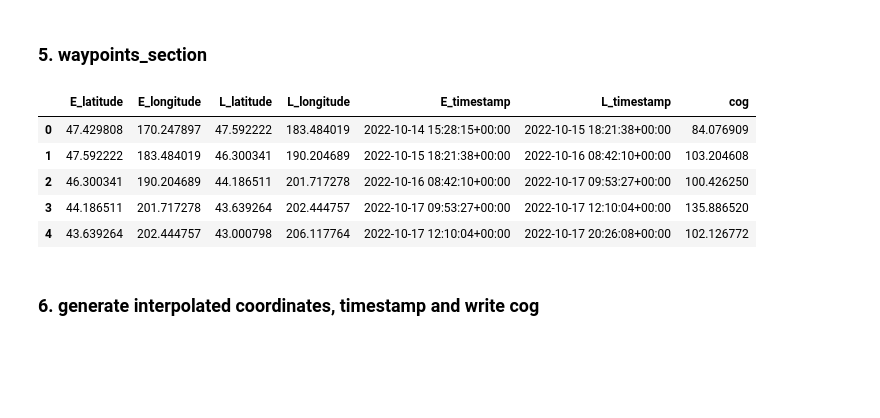
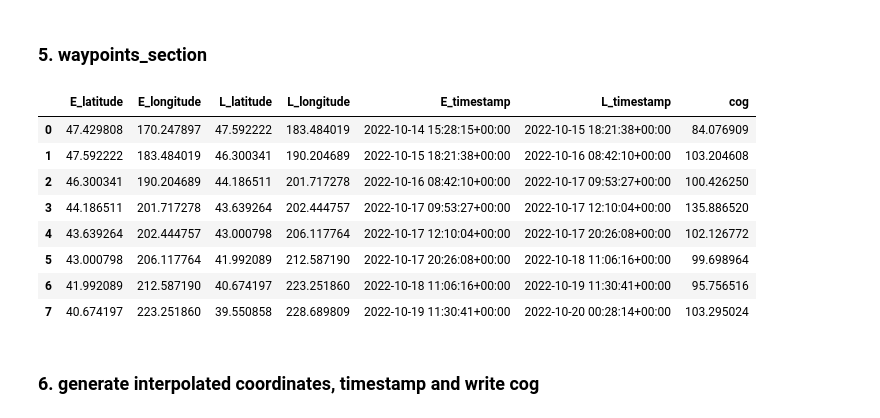
Before and after one commit to UH-MLOps/Integration_WR_refactored, a Jupyter notebook: adapt_checking_steps.ipynb, the cells around one changed output. Saved outputs shown, nothing was run; the diff lists cells and outputs as text; code cells hidden in the pictures; blank space fills up the shorter version.

```diff
--- a/adapt_checking_steps.ipynb
+++ b/adapt_checking_steps.ipynb
@@ -233,34 +238,37 @@ for i in range(len(df_filtered) - 1):
     row1 = df_filtered.iloc[i]
     row2 = df_filtered.iloc[i + 1]
 
     # Calculate course over ground between two waypoints
     cog = get_bearing(row1['latitude'], row2['latitude'], row1['longitude'], row2['longitude'])
 
     # Add the information to the sections_waypoints dataframe
     sections_waypoints = pd.concat([sections_waypoints, pd.Series({
             'E_latitude': row1['latitude'],
             'E_longitude': row1['longitude'],
             'E_timestamp': row1['timestamp'],
             'L_latitude': row2['latitude'],
             'L_longitude': row2['longitude'],
             'L_timestamp': row2['timestamp'],
             'cog': cog
     }).to_frame().T], ignore_index=True)
 sections_waypoints['E_latitude'] = sections_waypoints['E_latitude'].astype(float)
 sections_waypoints['E_longitude'] = sections_waypoints['E_longitude'].astype(float)
 sections_waypoints['L_latitude'] = sections_waypoints['L_latitude'].astype(float)
 sections_waypoints['L_longitude'] = sections_waypoints['L_longitude'].astype(float)
 sections_waypoints['E_timestamp'] = pd.to_datetime(sections_waypoints['E_timestamp'])
 sections_waypoints['L_timestamp'] = pd.to_datetime(sections_waypoints['L_timestamp'])
 sections_waypoints['cog'] = sections_waypoints['cog'].astype(float)
-sections_waypoints.head()
+sections_waypoints
 # %% [output]
 |  | E_latitude | E_longitude | L_latitude | L_longitude | E_timestamp | L_timestamp | cog |
 | 0 | 47.429808 | 170.247897 | 47.592222 | 183.484019 | 2022-10-14 15:28:15+00:00 | 2022-10-15 18:21:38+00:00 | 84.076909 |
 | 1 | 47.592222 | 183.484019 | 46.300341 | 190.204689 | 2022-10-15 18:21:38+00:00 | 2022-10-16 08:42:10+00:00 | 103.204608 |
 | 2 | 46.300341 | 190.204689 | 44.186511 | 201.717278 | 2022-10-16 08:42:10+00:00 | 2022-10-17 09:53:27+00:00 | 100.426250 |
 | 3 | 44.186511 | 201.717278 | 43.639264 | 202.444757 | 2022-10-17 09:53:27+00:00 | 2022-10-17 12:10:04+00:00 | 135.886520 |
 | 4 | 43.639264 | 202.444757 | 43.000798 | 206.117764 | 2022-10-17 12:10:04+00:00 | 2022-10-17 20:26:08+00:00 | 102.126772 |
+| 5 | 43.000798 | 206.117764 | 41.992089 | 212.587190 | 2022-10-17 20:26:08+00:00 | 2022-10-18 11:06:16+00:00 | 99.698964 |
+| 6 | 41.992089 | 212.587190 | 40.674197 | 223.251860 | 2022-10-18 11:06:16+00:00 | 2022-10-19 11:30:41+00:00 | 95.756516 |
+| 7 | 40.674197 | 223.251860 | 39.550858 | 228.689809 | 2022-10-19 11:30:41+00:00 | 2022-10-20 00:28:14+00:00 | 103.295024 |
 # %% [markdown]
 ### 6. generate interpolated coordinates, timestamp and write cog
 # %%
```
Also changed, not shown: parts of 3 cells of this notebook, 3 other files.
